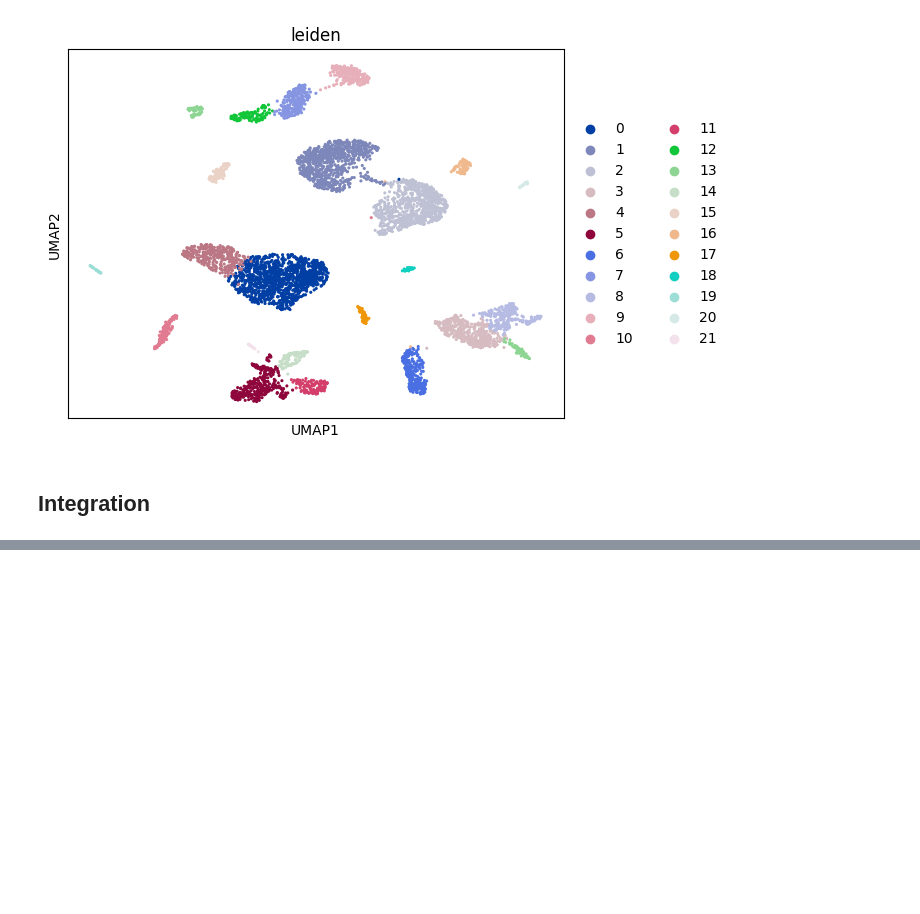
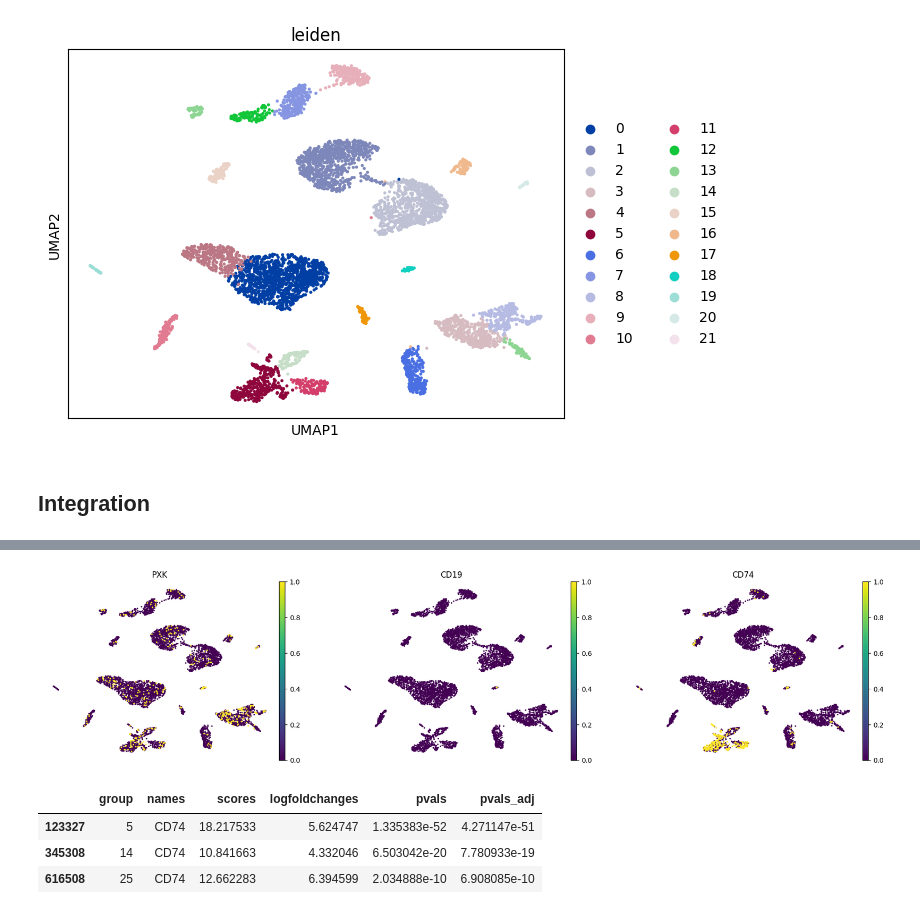
Before and after one commit to twstack/Analysis-Of-Single-Cell-Lung-Atlas-Of-Lethal-COVID-19, a Jupyter notebook: single_cell_analysis.ipynb, the cells around one changed output, grey strips where cells are left out. Saved outputs shown, nothing was run; the diff lists cells and outputs as text; code cells hidden in the pictures; blank space fills up the shorter version.

Commit message:
Labeling cell types

```diff
--- a/single_cell_analysis.ipynb
+++ b/single_cell_analysis.ipynb
@@ -311,0 +360,13 @@ sc.pl.umap(adata, color=['leiden'])
+# %%
+# B-cells
+
+sc.pl.umap(adata, color = ['PXK', 'CD19', 'CD74'], frameon = False, vmax = 1)
+# %% [output]
+[figure, added]
+# %%
+markers[markers.names == 'CD74']
+# %% [output]
+|  | group | names | scores | logfoldchanges | pvals | pvals_adj |
+| 123327 | 5 | CD74 | 18.217533 | 5.624747 | 1.335383e-52 | 4.271147e-51 |
+| 345308 | 14 | CD74 | 10.841663 | 4.332046 | 6.503042e-20 | 7.780933e-19 |
+| 616508 | 25 | CD74 | 12.662283 | 6.394599 | 2.034888e-10 | 6.908085e-10 |
```
Also changed, not shown: parts of 25 cells of this notebook.
